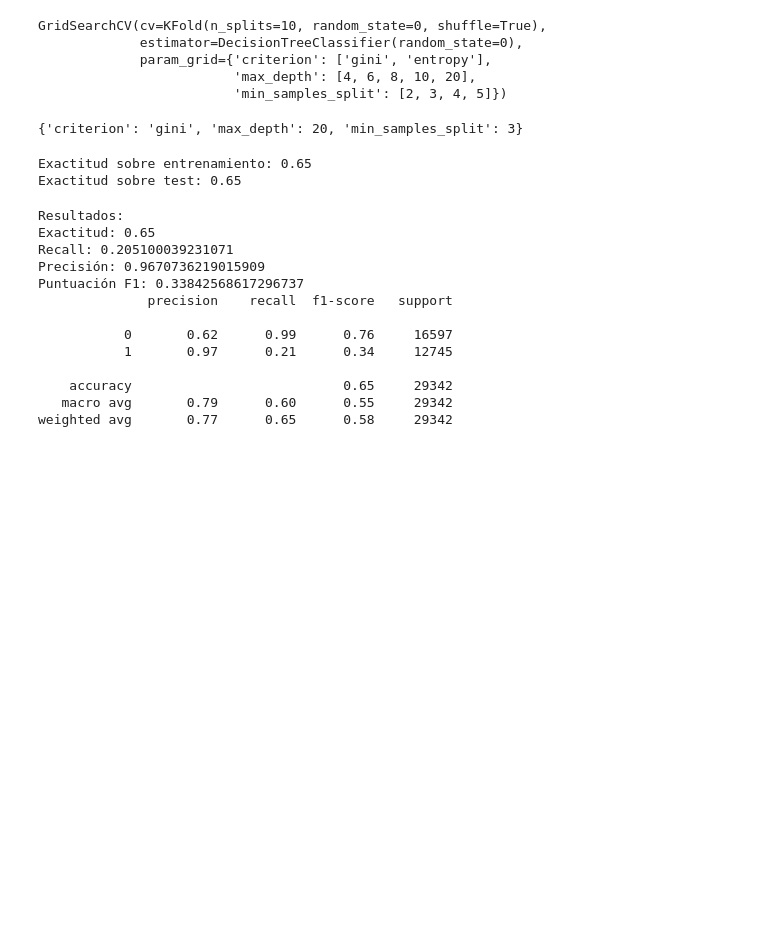
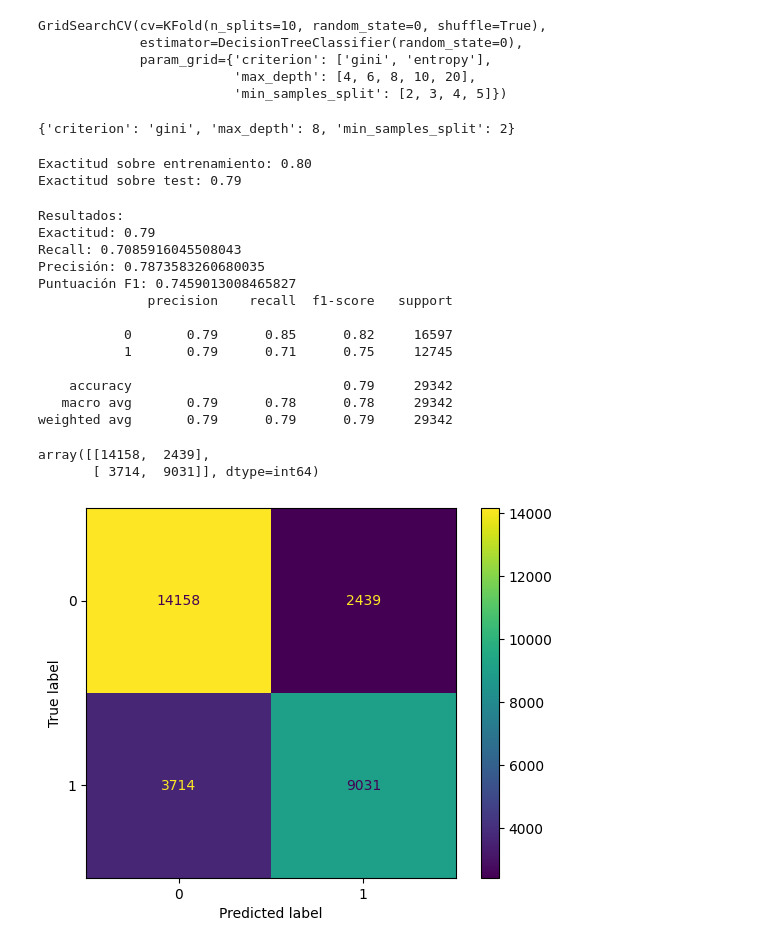
Before and after one commit to JESUSDAVIDBARRIOS/repo_labs_BI, a Jupyter notebook: proyecto/Etapa1/modelo_arbol_de_decision.ipynb, the cells around one changed output. Drawn from its saved outputs; the diff is of its cells as text; code cells hidden in the pictures; blank space fills up the shorter version.

```diff
--- a/proyecto/Etapa1/modelo_arbol_de_decision.ipynb
+++ b/proyecto/Etapa1/modelo_arbol_de_decision.ipynb
@@ -78,7 +78,7 @@ Y = df['class']
 X = df['tokens']
 # %%
 # Vectorización de texto
-vectorizer = TfidfVectorizer(max_df=1200, min_df=2, max_features=10000, ngram_range=(1,2))
+vectorizer = TfidfVectorizer(max_df=0.95, min_df=0.2, max_features=10000, ngram_range=(1,2))
 X_count = vectorizer.fit_transform(X)
 # %%
 # Dividir los datos en entrenamiento y test
@@ -109,7 +109,7 @@ GridSearchCV(cv=KFold(n_splits=10, random_state=0, shuffle=True),
 # Podemos ver cuál fue el resultado de la búsqueda (mejores valores de hiperparámetros)
 mejor_modelo.best_params_
 # %% [output]
-{'criterion': 'gini', 'max_depth': 20, 'min_samples_split': 3}
+{'criterion': 'gini', 'max_depth': 8, 'min_samples_split': 2}
 # %%
 # Obtener el mejor modelo.
 arbol_final = mejor_modelo.best_estimator_
@@ -119,8 +119,8 @@ y_pred_test = arbol_final.predict(X_test)
 print('Exactitud sobre entrenamiento: %.2f' % accuracy_score(y_train, y_pred_train))
 print('Exactitud sobre test: %.2f' % accuracy_score(y_test, y_pred_test))
 # %% [output]
-Exactitud sobre entrenamiento: 0.65
-Exactitud sobre test: 0.65
+Exactitud sobre entrenamiento: 0.80
+Exactitud sobre test: 0.79
 # %%
 # Generar reporte de clasificación y métricas
 print('Resultados:')
@@ -131,15 +131,27 @@ print("Puntuación F1: {}".format(f1_score(y_test,y_pred_test)))
 print(classification_report(y_test, y_pred_test))
 # %% [output]
 Resultados:
-Exactitud: 0.65
-Recall: 0.205100039231071
-Precisión: 0.9670736219015909
-Puntuación F1: 0.33842568617296737
+Exactitud: 0.79
+Recall: 0.7085916045508043
+Precisión: 0.7873583260680035
+Puntuación F1: 0.7459013008465827
               precision    recall  f1-score   support
 
-           0       0.62      0.99      0.76     16597
-           1       0.97      0.21      0.34     12745
+           0       0.79      0.85      0.82     16597
+           1       0.79      0.71      0.75     12745
 
-    accuracy                           0.65     29342
-   macro avg       0.79      0.60      0.55     29342
-weighted avg       0.77      0.65      0.58     29342
+    accuracy                           0.79     29342
+   macro avg       0.79      0.78      0.78     29342
+weighted avg       0.79      0.79      0.79     29342
+# %%
+# Crear la matriz de confusión
+confusion_matrix(y_test, y_pred_test)
+# %% [output]
+array([[14158,  2439],
+       [ 3714,  9031]], dtype=int64)
+# %%
+# Se visualiza la matriz de confusión
+plot_confusion_matrix(arbol_final, X_test, y_test)
+plt.show()
+# %% [output]
+[figure, added]
```
Also changed, not shown: parts of 1 cell of this notebook.
